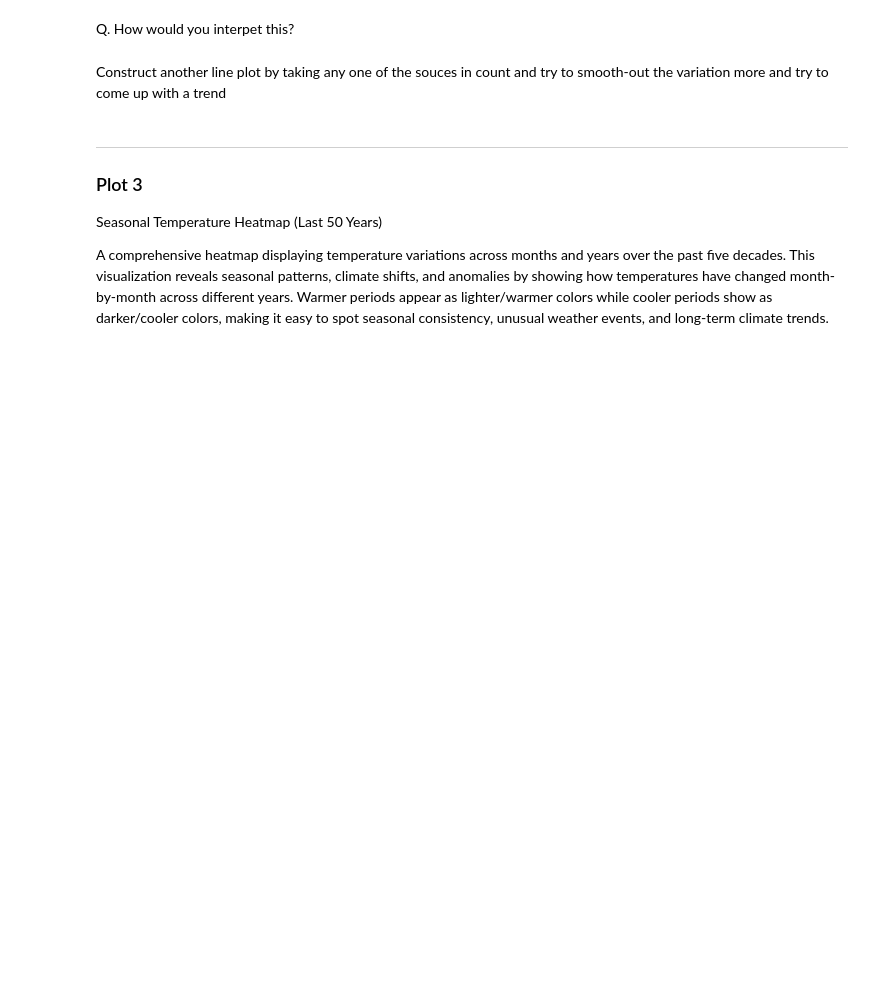
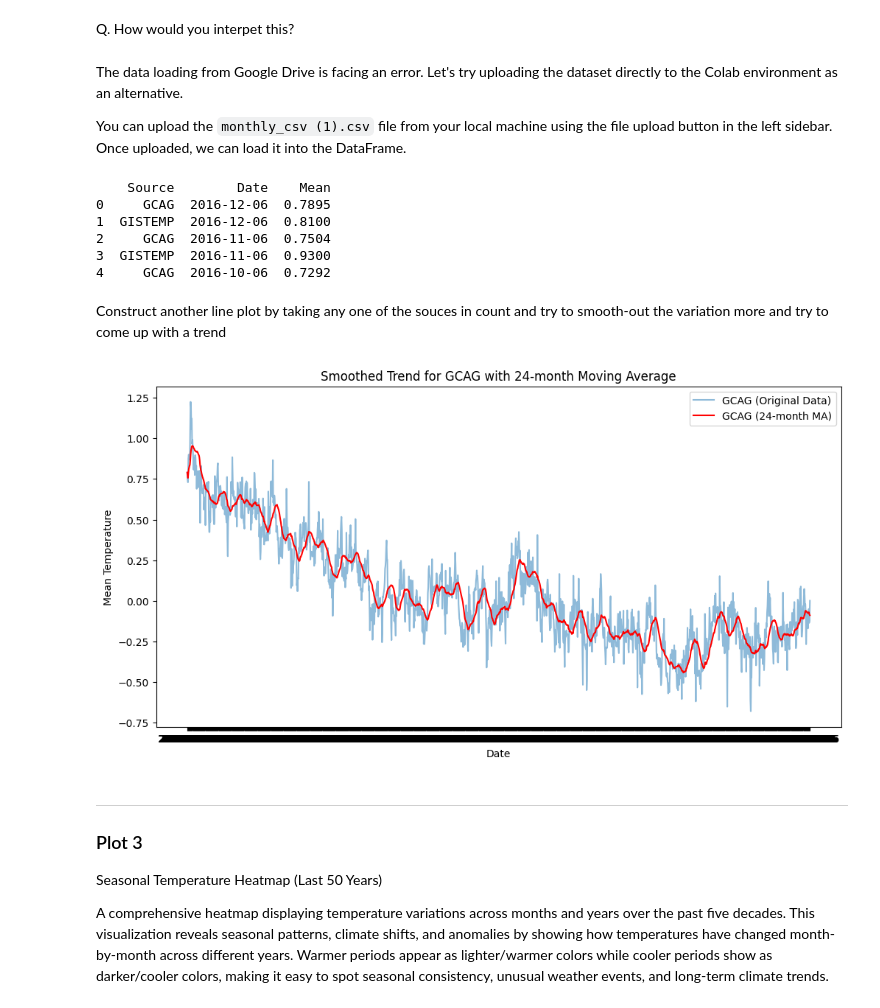
Before and after one commit to Anuragroychowdhury12/GitTest-Anurag-Roy-Chowdhury, a Jupyter notebook: notebook_3_globalTemp/Visualizing_Time_Series_Dataset_Global_Temp_Data.ipynb, the cells around one changed output. Cells and saved outputs as stored; diff of their text form; code cells hidden in the pictures; blank space fills up the shorter version.

```diff
--- a/notebook_3_globalTemp/Visualizing_Time_Series_Dataset_Global_Temp_Data.ipynb
+++ b/notebook_3_globalTemp/Visualizing_Time_Series_Dataset_Global_Temp_Data.ipynb
@@ -70,18 +70,5 @@ except Exception as e:
 # %% [markdown]
 * To get more info about metadata of the dataset refer to README file in the root of this notebook directory
-# %%
-# Replace with your Google Drive file ID which has public view access
-file_id = "1kRogzVjnT_2qcjLd0x8jHFmWsq1Ek9NB"
-
-# Construct the download URL
-url = f"https://drive.google.com/uc?export=download&id={file_id}"
-
-try:
-    # Read CSV directly into pandas
-    df_temp = pd.read_csv(url)
-    print(df_temp.head())
-except Exception as e:
-    print("Error loading data:", e)
 # %% [markdown]
 ##Task:
 
@@ -205,21 +144,45 @@ plt.show()
+# %% [markdown]
+The data loading from Google Drive is facing an error. Let's try uploading the dataset directly to the Colab environment as an alternative.
+
+You can upload the `monthly_csv (1).csv` file from your local machine using the file upload button in the left sidebar. Once uploaded, we can load it into the DataFrame.
+# %%
+# Load the dataset from the uploaded file
+try:
+    df_temp = pd.read_csv('/content/monthly_csv (1).csv')
+    print(df_temp.head())
+except FileNotFoundError:
+    print("Make sure you have uploaded 'monthly_csv (1).csv' to your Colab environment.")
+except Exception as e:
+    print("Error loading data:", e)
+# %% [output]
+    Source        Date    Mean
+0     GCAG  2016-12-06  0.7895
+1  GISTEMP  2016-12-06  0.8100
+2     GCAG  2016-11-06  0.7504
+3  GISTEMP  2016-11-06  0.9300
+4     GCAG  2016-10-06  0.7292
 # %% [markdown]
 Construct another line plot by taking any one of the souces in count and try to smooth-out the variation more and try to come up with a trend
 # %%
-# Filter for a single source (e.g., GISTEMP)
-df_gistemp = df_temp[df_temp['Source'] == 'GISTEMP'].copy()
+# Select one source (e.g., 'GCAG')
+source_to_plot = 'GCAG'
+df_subset = df_temp[df_temp['Source'] == source_to_plot].copy()
 
-# Calculate a larger window moving average (e.g., 60-month window)
-df_gistemp['Smoothed_Trend'] = df_gistemp['Mean'].rolling(window=60, min_periods=1).mean()
+# Calculate a longer moving average (e.g., 24-month window for more smoothing)
+df_subset['Moving_Avg_Smoothed'] = df_subset['Mean'].rolling(window=24, min_periods=1).mean()
 
-# Plot the smoothed trend
+# Plot the original data and the smoothed trend
 plt.figure(figsize=(12,6))
-plt.plot(df_gistemp['Date'], df_gistemp['Smoothed_Trend'], label='GISTEMP (60-month MA)', color='orange')
+plt.plot(df_subset['Date'], df_subset['Mean'], label=f"{source_to_plot} (Original Data)", alpha=0.5)
+plt.plot(df_subset['Date'], df_subset['Moving_Avg_Smoothed'], label=f"{source_to_plot} (24-month MA)", color='red')
 
-plt.title("Smoothed Trend for GISTEMP Source (60-month Moving Average)")
+plt.title(f"Smoothed Trend for {source_to_plot} with 24-month Moving Average")
 plt.xlabel("Date")
-plt.ylabel("Mean (More Smoothed)")
+plt.ylabel("Mean Temperature")
 plt.legend()
 plt.show()
+# %% [output]
+[figure, added]
 # %% [markdown]
 
 
```
Also changed, not shown: parts of 17 cells of this notebook.
